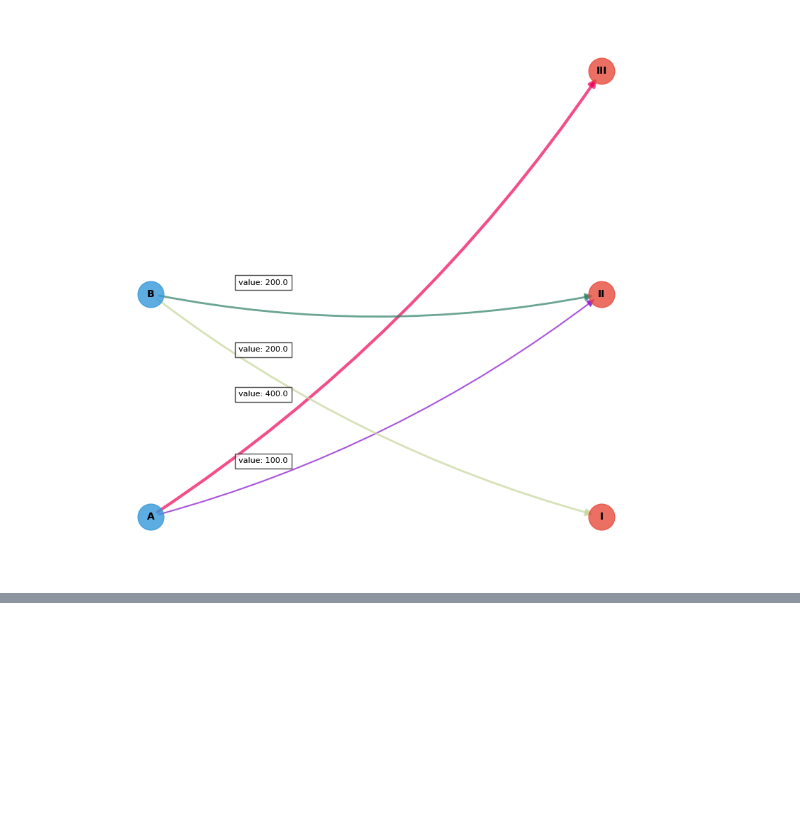
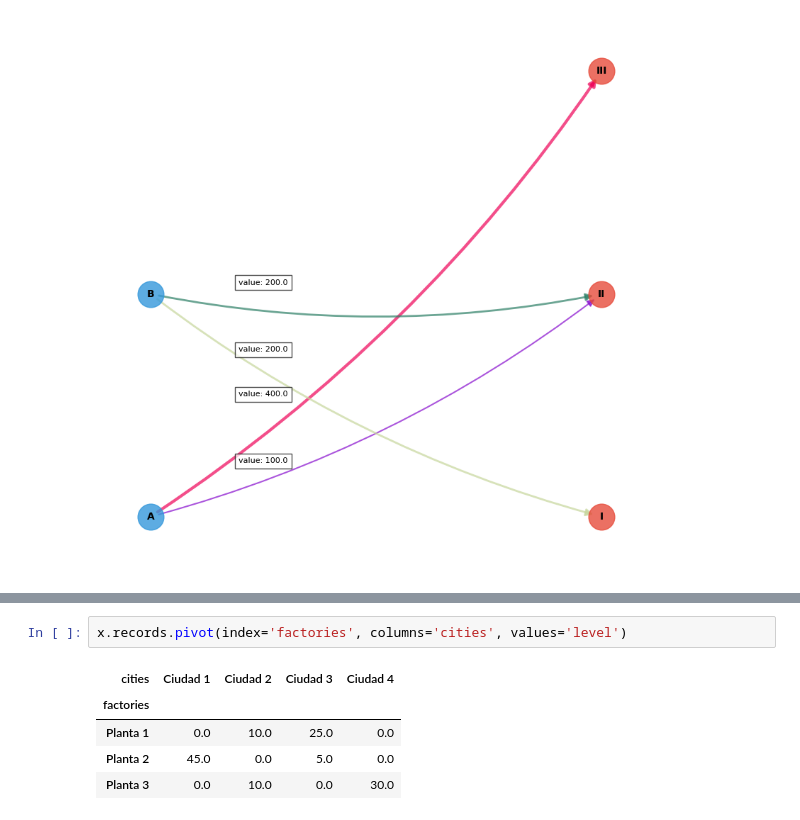
Before and after one commit to MauroGonzalez51/gamspy, a Jupyter notebook: transport_inclass.ipynb, the cells around one changed output, grey strips where cells are left out. Drawn from its saved outputs; the diff is of its cells as text; blank space fills up the shorter version.

```diff
--- a/transport_inclass.ipynb
+++ b/transport_inclass.ipynb
@@ -98,0 +206,8 @@ plt.show()
+# %%
+x.records.pivot(index='factories', columns='cities', values='level')
+# %% [output]
+| cities | Ciudad 1 | Ciudad 2 | Ciudad 3 | Ciudad 4 |
+| factories |  |  |  |  |
+| Planta 1 | 0.0 | 10.0 | 25.0 | 0.0 |
+| Planta 2 | 45.0 | 0.0 | 5.0 | 0.0 |
+| Planta 3 | 0.0 | 10.0 | 0.0 | 30.0 |
```
Also changed, not shown: parts of 10 cells of this notebook.
